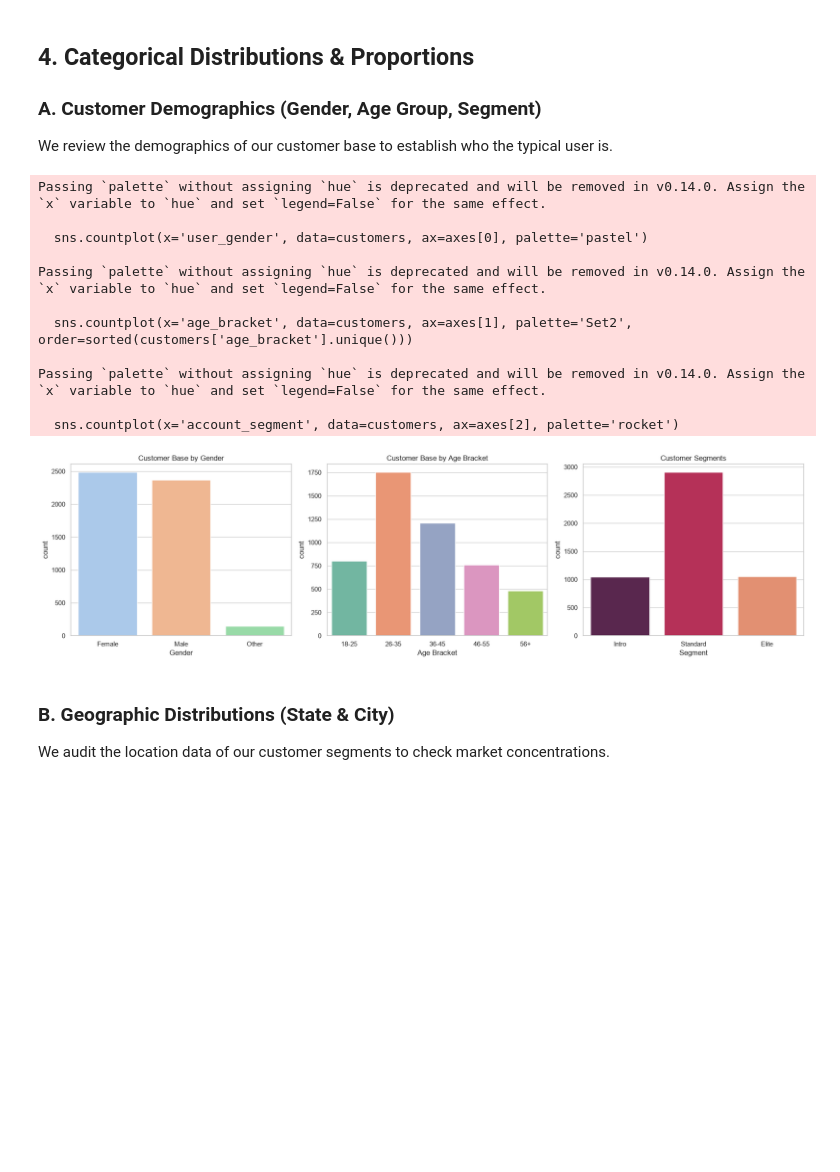
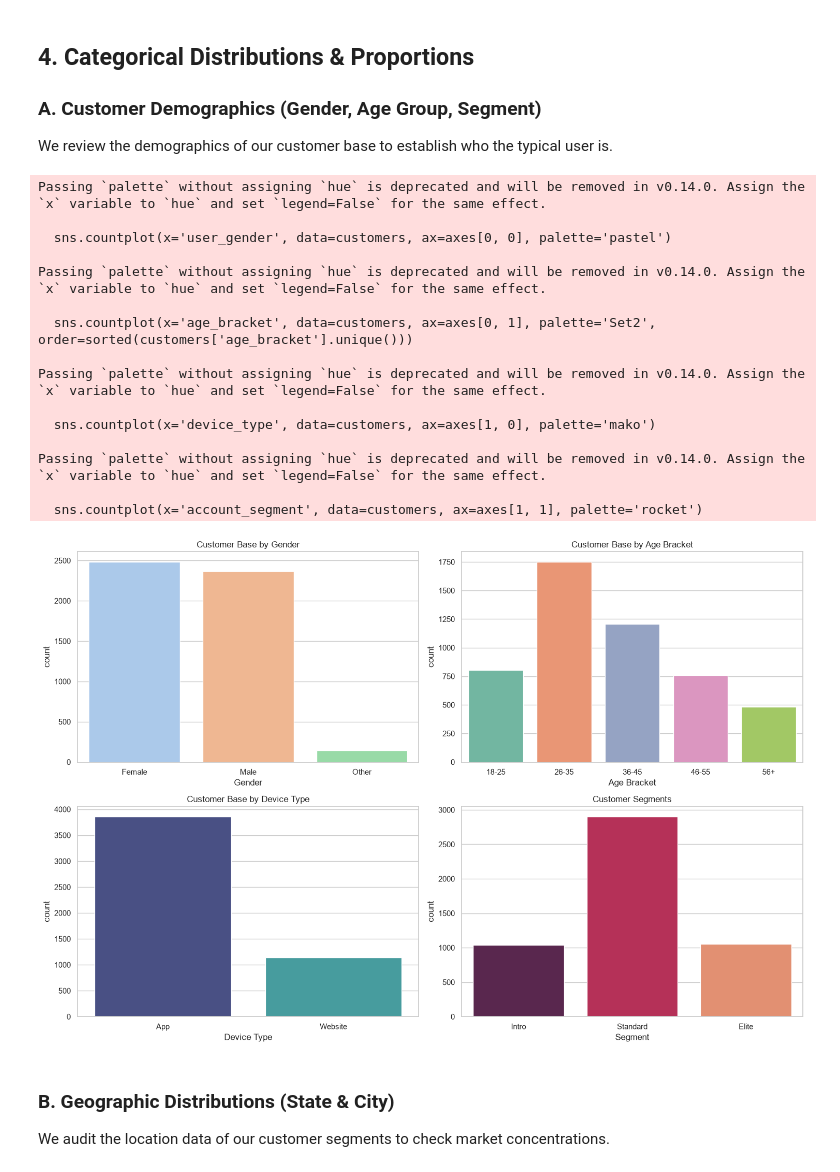
Before and after one commit to arminsalmasi/AI-Assisted-EDA-tempelate, a Jupyter notebook: notebooks/01_univariate_analysis.ipynb, the cells around one changed output. Cells and saved outputs as stored; diff of their text form; code cells hidden in the pictures; blank space fills up the shorter version.

```diff
--- a/notebooks/01_univariate_analysis.ipynb
+++ b/notebooks/01_univariate_analysis.ipynb
@@ -185,39 +185,48 @@ plt.show()
 ### A. Customer Demographics (Gender, Age Group, Segment)
 We review the demographics of our customer base to establish who the typical user is.
 # %%
-fig, axes = plt.subplots(1, 3, figsize=(18, 5))
+fig, axes = plt.subplots(2, 2, figsize=(15, 10))
 
 # Gender distribution
-sns.countplot(x='user_gender', data=customers, ax=axes[0], palette='pastel')
-axes[0].set_title('Customer Base by Gender')
-axes[0].set_xlabel('Gender')
+sns.countplot(x='user_gender', data=customers, ax=axes[0, 0], palette='pastel')
+axes[0, 0].set_title('Customer Base by Gender')
+axes[0, 0].set_xlabel('Gender')
 
 # Age Group distribution
-sns.countplot(x='age_bracket', data=customers, ax=axes[1], palette='Set2', order=sorted(customers['age_bracket'].unique()))
-axes[1].set_title('Customer Base by Age Bracket')
-axes[1].set_xlabel('Age Bracket')
+sns.countplot(x='age_bracket', data=customers, ax=axes[0, 1], palette='Set2', order=sorted(customers['age_bracket'].unique()))
+axes[0, 1].set_title('Customer Base by Age Bracket')
+axes[0, 1].set_xlabel('Age Bracket')
+
+# Preferred Device
+sns.countplot(x='device_type', data=customers, ax=axes[1, 0], palette='mako')
+axes[1, 0].set_title('Customer Base by Device Type')
+axes[1, 0].set_xlabel('Device Type')
 
 # Customer Segment
-sns.countplot(x='account_segment', data=customers, ax=axes[2], palette='rocket')
-axes[2].set_title('Customer Segments')
-axes[2].set_xlabel('Segment')
+sns.countplot(x='account_segment', data=customers, ax=axes[1, 1], palette='rocket')
+axes[1, 1].set_title('Customer Segments')
+axes[1, 1].set_xlabel('Segment')
 
 plt.tight_layout()
 plt.savefig('../report/figures/univariate_customer_demographics.png', dpi=300)
 plt.show()
 # %% [output]
 Passing `palette` without assigning `hue` is deprecated and will be removed in v0.14.0. Assign the `x` variable to `hue` and set `legend=False` for the same effect.
 
-  sns.countplot(x='user_gender', data=customers, ax=axes[0], palette='pastel')
+  sns.countplot(x='user_gender', data=customers, ax=axes[0, 0], palette='pastel')
 
 Passing `palette` without assigning `hue` is deprecated and will be removed in v0.14.0. Assign the `x` variable to `hue` and set `legend=False` for the same effect.
 
-  sns.countplot(x='age_bracket', data=customers, ax=axes[1], palette='Set2', order=sorted(customers['age_bracket'].unique()))
+  sns.countplot(x='age_bracket', data=customers, ax=axes[0, 1], palette='Set2', order=sorted(customers['age_bracket'].unique()))
 
 Passing `palette` without assigning `hue` is deprecated and will be removed in v0.14.0. Assign the `x` variable to `hue` and set `legend=False` for the same effect.
 
-  sns.countplot(x='account_segment', data=customers, ax=axes[2], palette='rocket')
+  sns.countplot(x='device_type', data=customers, ax=axes[1, 0], palette='mako')
+
+Passing `palette` without assigning `hue` is deprecated and will be removed in v0.14.0. Assign the `x` variable to `hue` and set `legend=False` for the same effect.
+
+  sns.countplot(x='account_segment', data=customers, ax=axes[1, 1], palette='rocket')
-[figure, old version]
+[figure, new version]
 # %% [markdown]
 ### B. Geographic Distributions (State & City)
 We audit the location data of our customer segments to check market concentrations.
```
Also changed, not shown: parts of 3 cells of this notebook, 23 other files.
